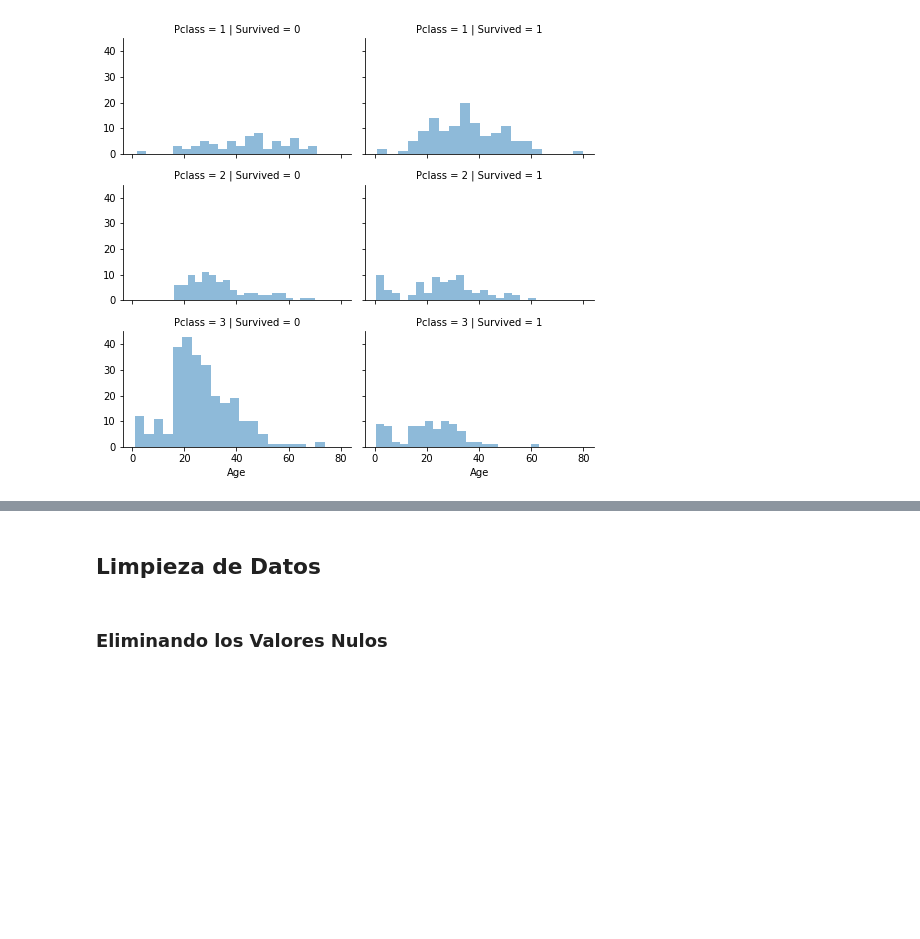
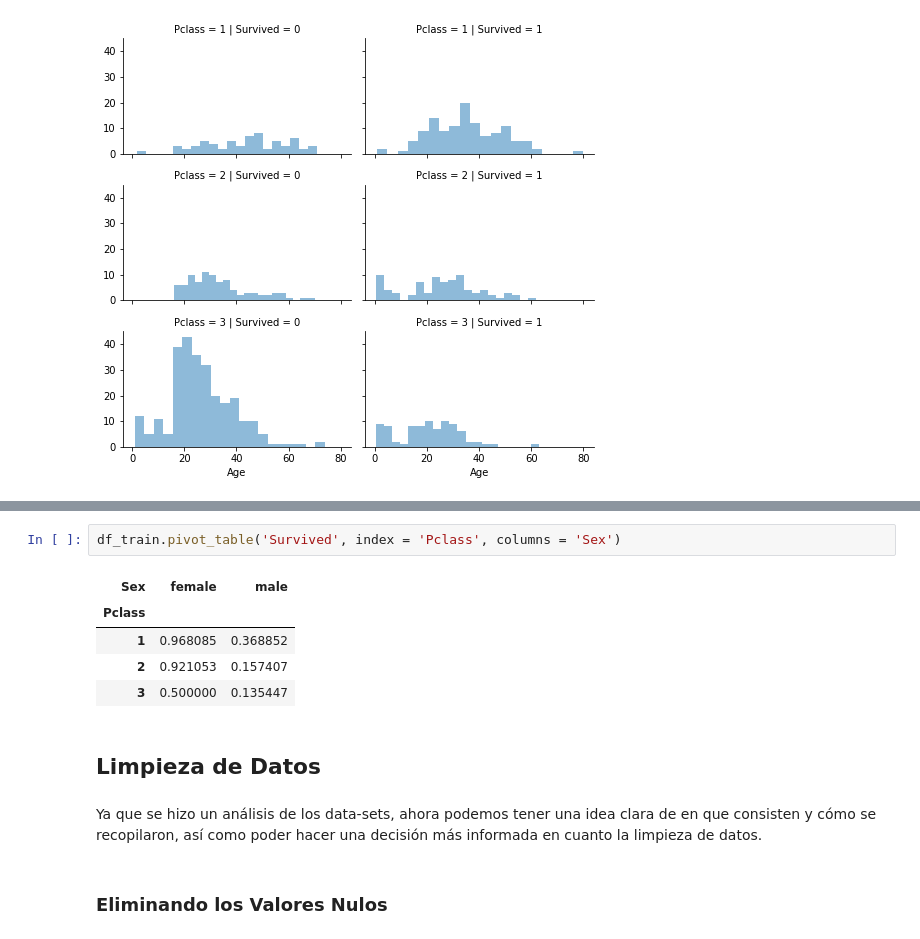
Before and after one commit to A01749373/retoTitanic, a Jupyter notebook: retoTitanic.ipynb, the cells around one changed output, grey strips where cells are left out. Saved outputs shown, nothing was run; the diff lists cells and outputs as text; blank space fills up the shorter version.

```diff
--- a/retoTitanic.ipynb
+++ b/retoTitanic.ipynb
@@ -267,4 +289,14 @@ grid.add_legend();
+# %%
+df_train.pivot_table('Survived', index = 'Pclass', columns = 'Sex')
+# %% [output]
+| Sex | female | male |
+| Pclass |  |  |
+| 1 | 0.968085 | 0.368852 |
+| 2 | 0.921053 | 0.157407 |
+| 3 | 0.500000 | 0.135447 |
 # %% [markdown]
 ## Limpieza de Datos
+# %% [markdown]
+Ya que se hizo un análisis de los data-sets, ahora podemos tener una idea clara de en que consisten y cómo se recopilaron, así como poder hacer una decisión más informada en cuanto la limpieza de datos.
 # %% [markdown]
 ### Eliminando los Valores Nulos
```
Also changed, not shown: parts of 114 cells of this notebook.
